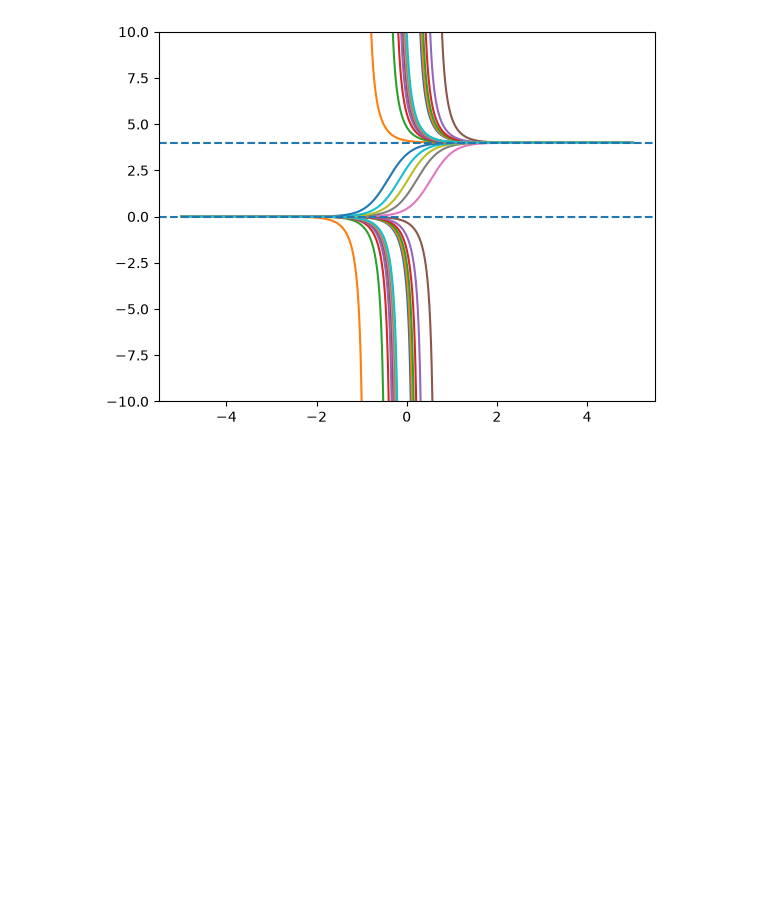
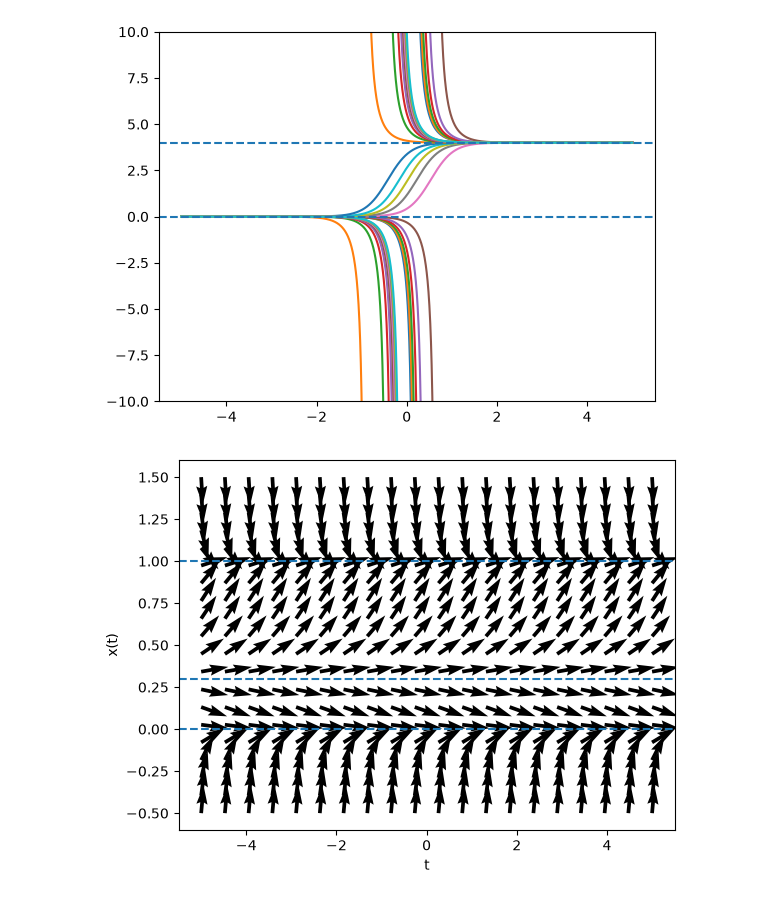
Before and after one commit to Atatahuri/Consciousness-Project, a Jupyter notebook: week02/Period_Doubling.ipynb, the cells around one changed output. Saved outputs shown, nothing was run; the diff lists cells and outputs as text; code cells hidden in the pictures; blank space fills up the shorter version.

```diff
--- a/week02/Period_Doubling.ipynb
+++ b/week02/Period_Doubling.ipynb
@@ -369,3 +369,25 @@ plt.ylim(-10, 10)
 plt.show()
 # %% [output]
 [figure]
+# %%
+import matplotlib.pyplot as plt
+import numpy as np
+
+
+
+taxis = np.linspace(-5, 5, 20)
+xaxis = np.linspace(-0.5, 1.5,20)
+
+for x in xaxis:
+    for t in taxis:
+        plt.quiver(t,x,1,5*x*(1 - x)*(x - 0.3),angles = "xy")
+
+plt.axhline(0, linestyle="--")
+plt.axhline(0.3, linestyle="--")
+plt.axhline(1, linestyle="--")
+plt.xlabel("t")
+plt.ylabel("x(t)")
+
+plt.show()
+# %% [output]
+[figure, added]
```
Also changed, not shown: parts of 2 cells of this notebook.
